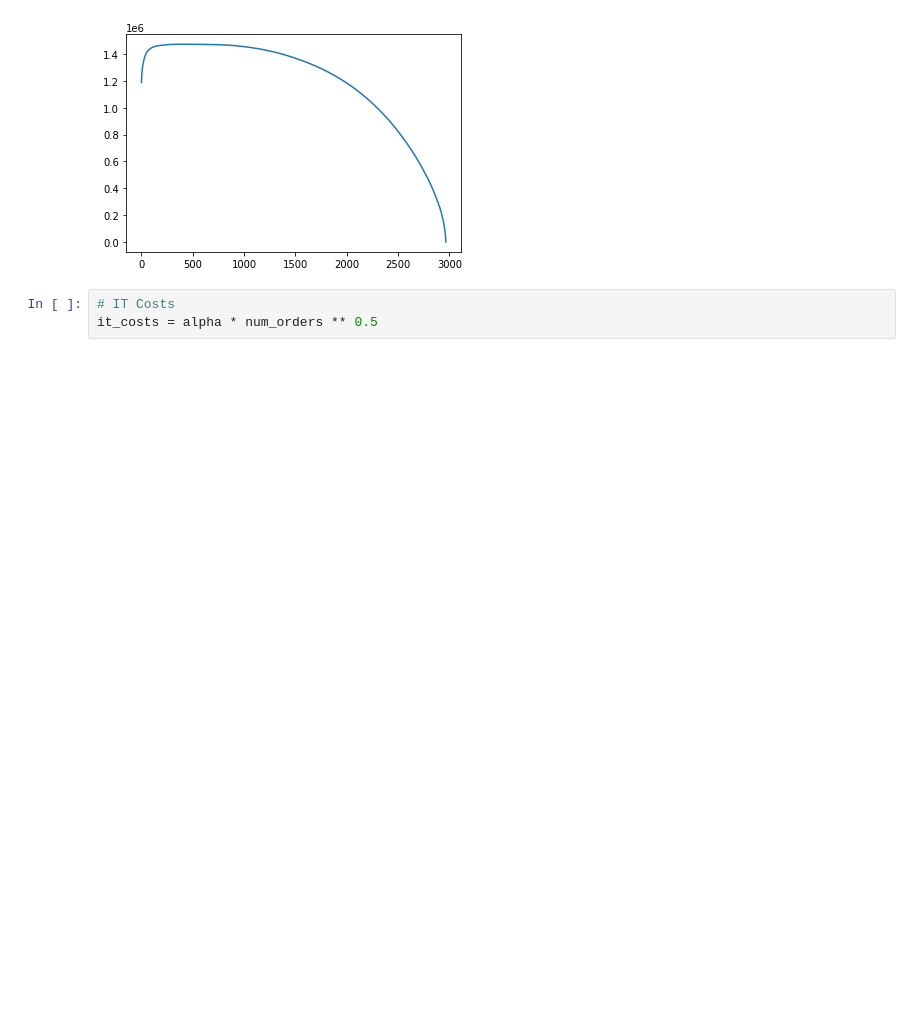
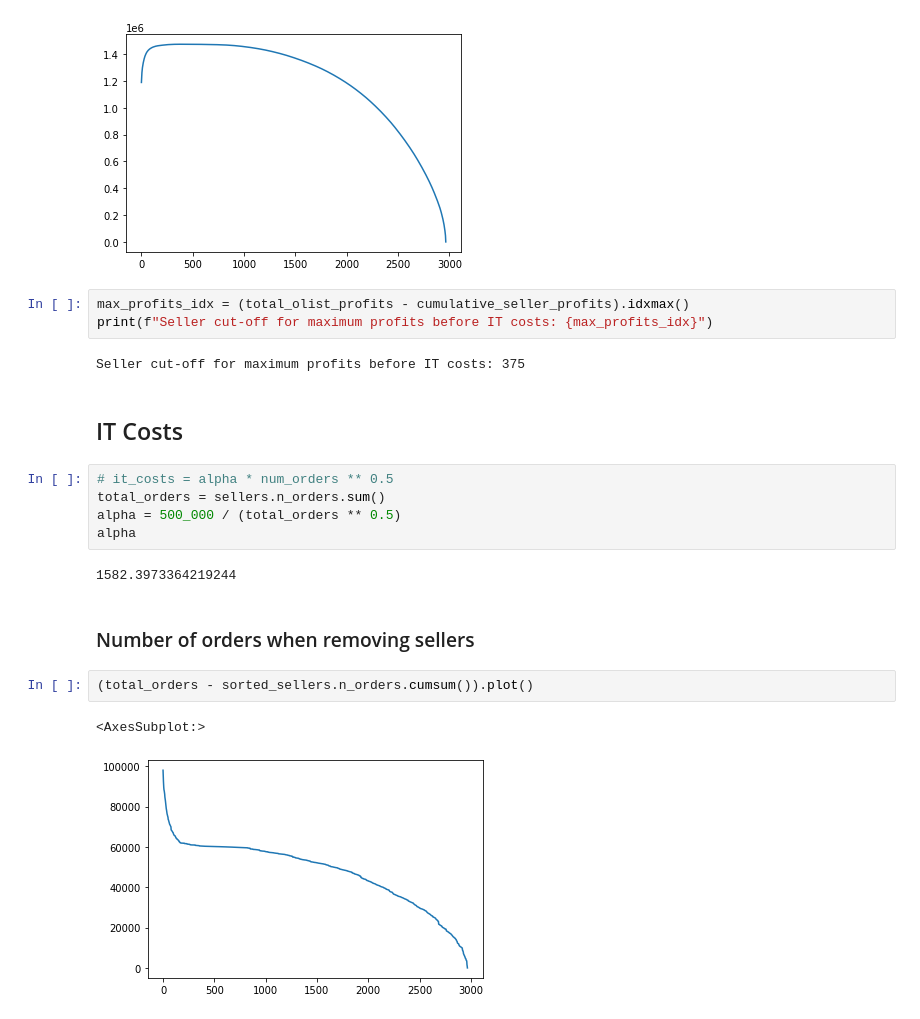
Before and after one commit to trouni/batch-796, a Jupyter notebook: recaps/decision-science/04-logistic-regression/seller_pnl_recap.ipynb, the cells around one changed output. Cells and saved outputs as stored; diff of their text form; blank space fills up the shorter version.

Commit message:
add IT costs calculation

```diff
--- a/recaps/decision-science/04-logistic-regression/seller_pnl_recap.ipynb
+++ b/recaps/decision-science/04-logistic-regression/seller_pnl_recap.ipynb
@@ -128,6 +129,24 @@ total_olist_profits
 # %% [output]
 <AxesSubplot:>
 [figure]
+# %%
+max_profits_idx = (total_olist_profits - cumulative_seller_profits).idxmax()
+print(f"Seller cut-off for maximum profits before IT costs: {max_profits_idx}")
+# %% [output]
+Seller cut-off for maximum profits before IT costs: 375
+# %% [markdown]
+## IT Costs
 # %%
-# IT Costs
-it_costs = alpha * num_orders ** 0.5
+# it_costs = alpha * num_orders ** 0.5
+total_orders = sellers.n_orders.sum()
+alpha = 500_000 / (total_orders ** 0.5)
+alpha
+# %% [output]
+1582.3973364219244
+# %% [markdown]
+### Number of orders when removing sellers
+# %%
+(total_orders - sorted_sellers.n_orders.cumsum()).plot()
+# %% [output]
+<AxesSubplot:>
+[figure, added]
```
Also changed, not shown: parts of 5 cells of this notebook.
